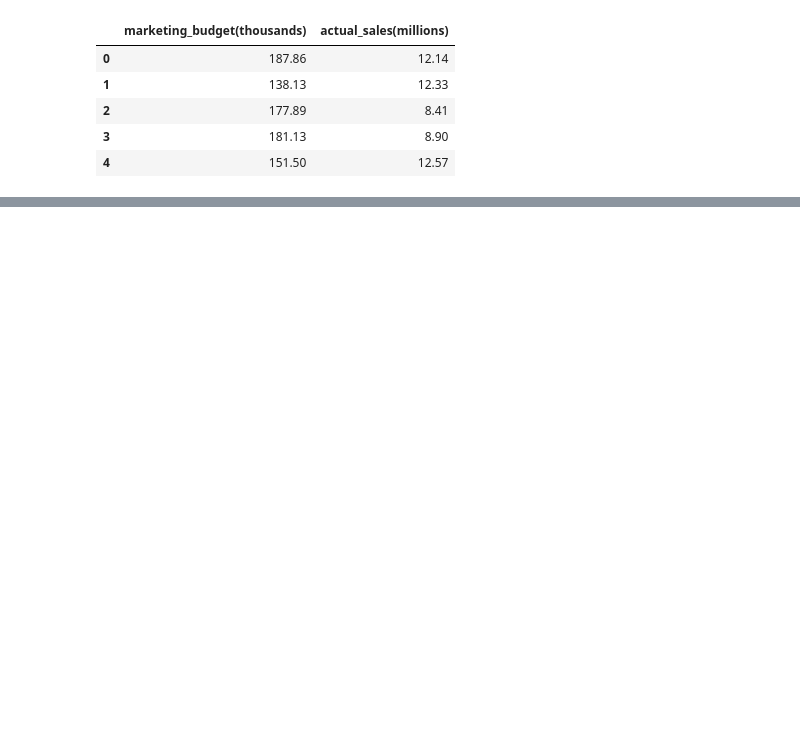
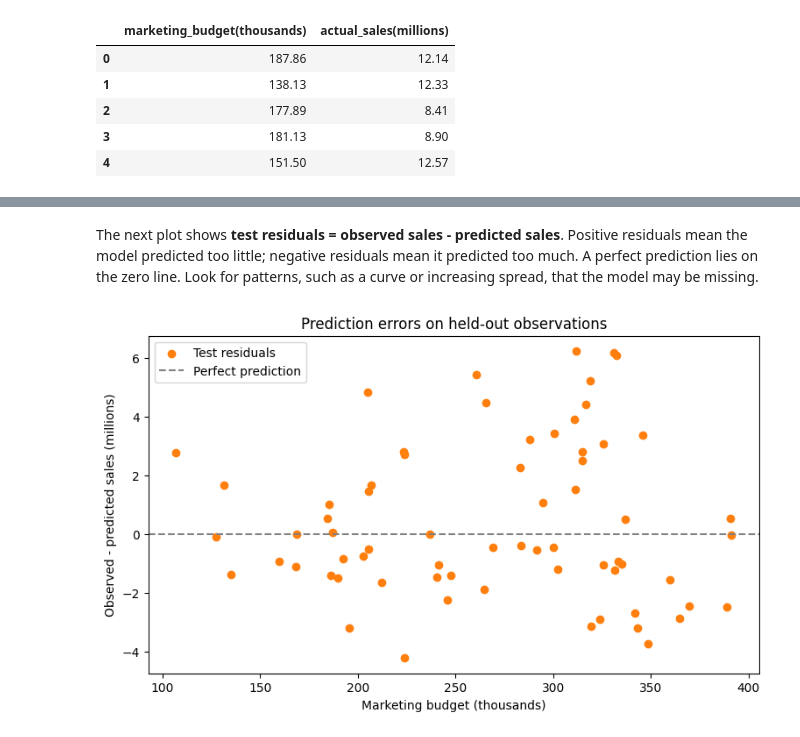
Before and after one commit to MurianMarc/How-To-ML, a Jupyter notebook: Python/Supervised Learning/regression/01 Linnear regression.ipynb, the cells around one changed output, grey strips where cells are left out. Drawn from its saved outputs; the diff is of its cells as text; code cells hidden in the pictures; blank space fills up the shorter version.

```diff
--- a/Python/Supervised Learning/regression/01 Linnear regression.ipynb
+++ b/Python/Supervised Learning/regression/01 Linnear regression.ipynb
@@ -53,0 +259,18 @@ plt.scatter(X_test , y_test)
+# %% [markdown]
+The next plot shows **test residuals = observed sales - predicted sales**.
+Positive residuals mean the model predicted too little; negative residuals mean
+it predicted too much. A perfect prediction lies on the zero line. Look for
+patterns, such as a curve or increasing spread, that the model may be missing.
+# %%
+test_residuals = y_test - prediction
+
+plt.figure(figsize=(9, 5))
+plt.scatter(X_test[:, 0], test_residuals, color="tab:orange", label="Test residuals")
+plt.axhline(0, color="tab:gray", linestyle="--", label="Perfect prediction")
+plt.xlabel("Marketing budget (thousands)")
+plt.ylabel("Observed - predicted sales (millions)")
+plt.title("Prediction errors on held-out observations")
+plt.legend()
+plt.show()
+# %% [output]
+[figure, added]
```
Also changed, not shown: parts of 26 cells of this notebook.
